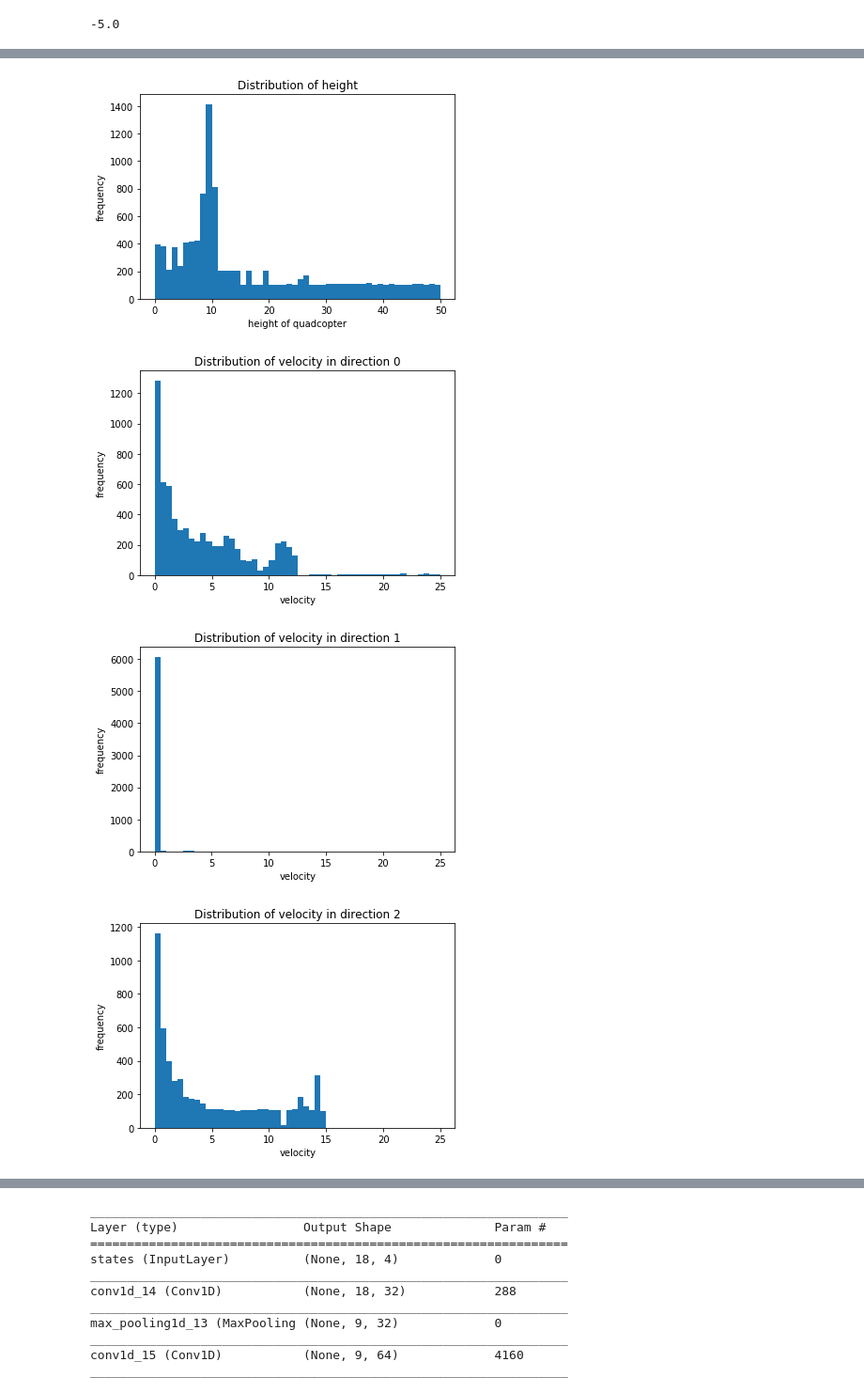
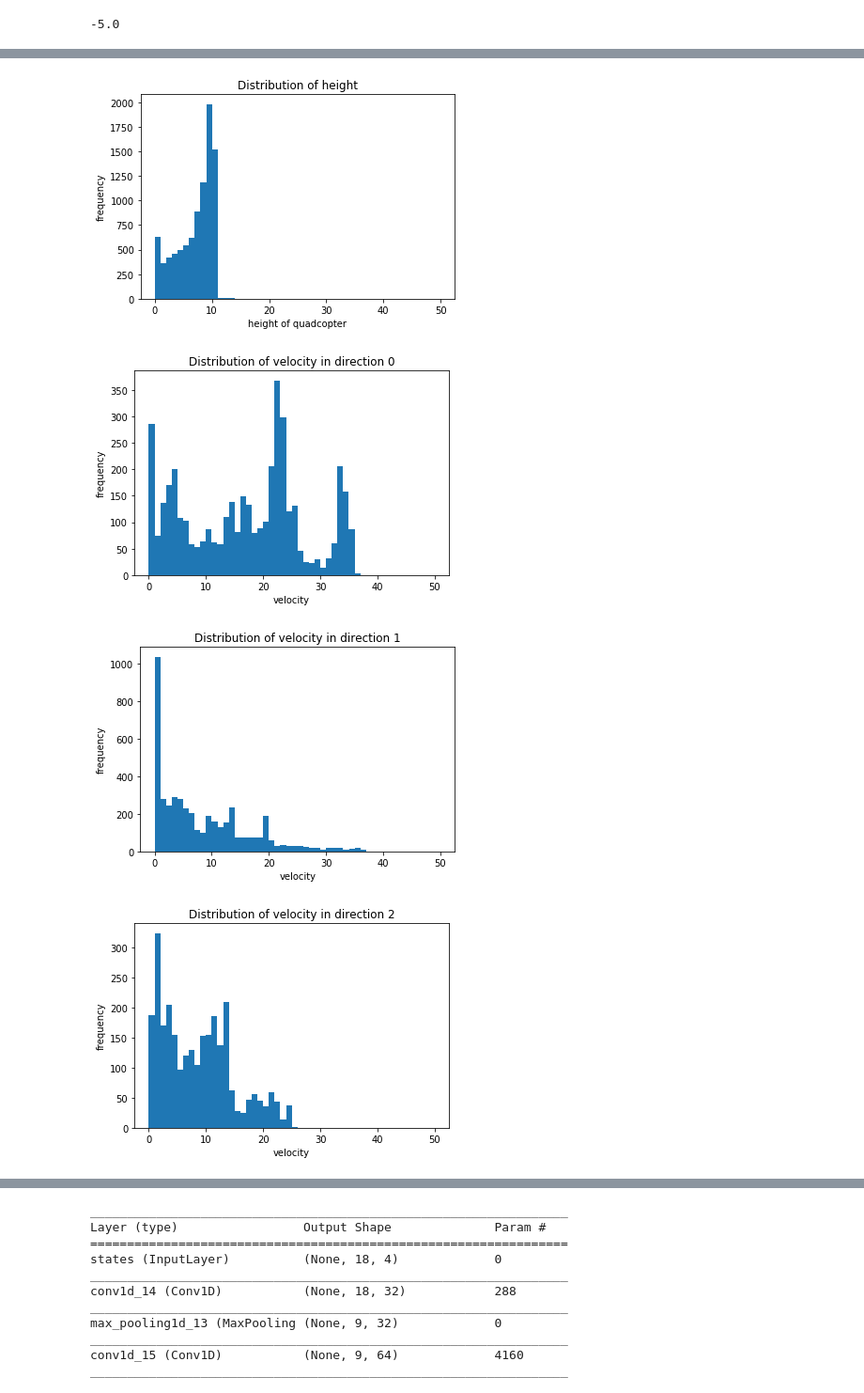
Before and after one commit to zeetaros/rl_quadcopter, a Jupyter notebook: WIP_Quadcopter_Project_CSY.ipynb, the cells around one changed output, grey strips where cells are left out. Shown: that part at 94% size. Saved outputs shown, nothing was run; the diff lists cells and outputs as text; code cells hidden in the pictures.

Commit message:
Redesigned reward function - useful version

```diff
--- a/WIP_Quadcopter_Project_CSY.ipynb
+++ b/WIP_Quadcopter_Project_CSY.ipynb
@@ -227,7 +225,7 @@ As you develop your agent, it's important to keep an eye on how it's performing.
 ## TODO: Train your agent here.
 from task import Task
 # target defined here is to let the quadcopter take off and reach a position directly above it's starting point.
-my_task = Task(target_pos=np.array([20., 0., 10]) )
-my_task.get_reward()
+orig_task = Task(target_pos=np.array([20., 0., 10]), orig_reward_func=True )
+orig_task.get_reward()
 # %% [output]
 -5.0
@@ -237,0 +279,29 @@ my_task.current_coord
+# %%
+from agents.agent import AgentOculus
+from snippets.DDPG_agent import DDPG
+from task import Task
+
+task_v1 = Task(target_pos=np.array([20., 0., 10]))
+num_episodes = 300
+score_log = []
+
+agent_v1 = AgentOculus(task_v1)
+for i_episode in range(1, num_episodes+1):
+    state = agent_v1.reset_episode() # start a new episode
+    while True:
+        action = agent_v1.act(state)
+        next_state, reward, done = task_v1.step(action)
+        agent_v1.step(action, reward, next_state, done)
+        state = next_state
+
+        # logging all the evaluation metrics
+        task_v1.save_coord(i_episode)
+        task_v1.save_speed(i_episode)
+        score_log.append({"episode": i_episode, "score":agent_v1.score})
+
+        if done:
+            print("\rEpisode = {:4d}, score = {:7.3f} (best = {:7.3f}), noise_scale = {}".format(
+                i_episode, agent_v1.score, agent_v1.best_score, agent_v1.noise_scale), end="")
+            break
+
+    sys.stdout.flush()
@@ -253,22 +325,22 @@ __If the quadcopter did a good job in keeping itself in the air?__
 using reward defined with added penalty if the quadcopter cannot keep stable in the air
 # %%
-my_task.coords_log
+task_v1.coords_log
 # my_task.best_coord
-plt.hist([c['position'][2] for c in my_task.coords_log], bins=50, range=[0,50])
+plt.hist([c['position'][2] for c in task_v1.coords_log], bins=50, range=[0,50])
 plt.title('Distribution of height')
 plt.xlabel('height of quadcopter')
 plt.ylabel('frequency')
 plt.show()
 # %% [output]
-[figure, old version]
+[figure, new version]
 # %%
 for i in range(0,3):
-    plt.hist([v[i] for v in my_task.speed_log], bins=50, range=[0,25])
+    plt.hist([v['velocity'][i] for v in task_v1.speed_log], bins=50, range=[0,50])
     plt.title('Distribution of velocity in direction {}'.format(i))
     plt.xlabel('velocity')
     plt.ylabel('frequency')
     plt.show()
 # %% [output]
-[figure, old version]
+[figure, new version]
-[figure, old version]
+[figure, new version]
-[figure, old version]
+[figure, new version]
```
Also changed, not shown: parts of 33 cells of this notebook, 2 other files.
